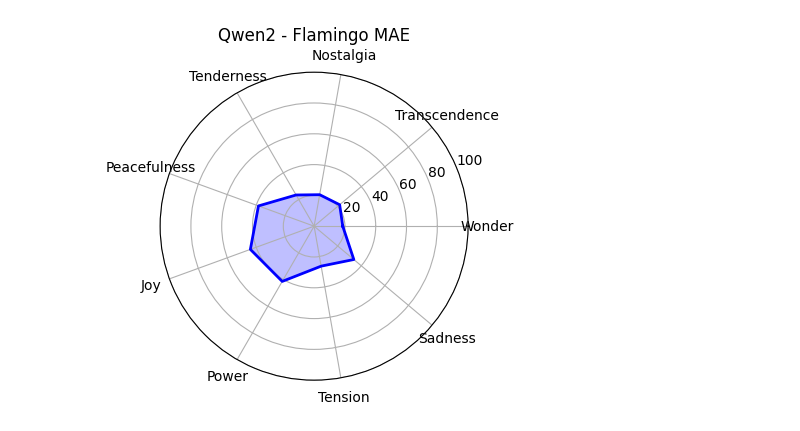
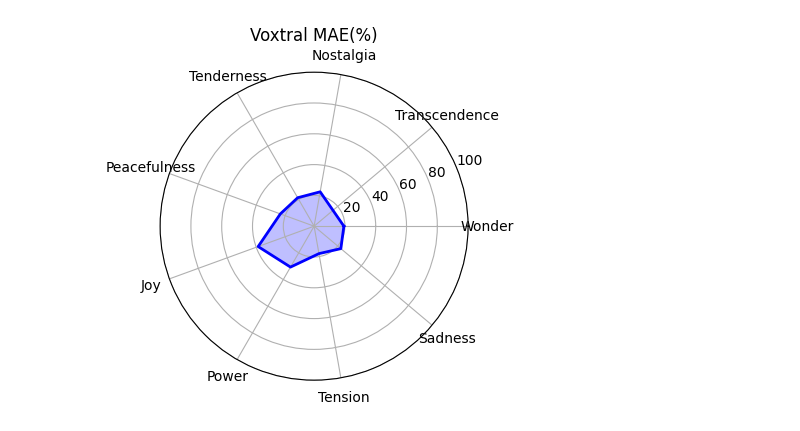
Before and after one commit to Squidez/MJF-GEMS-Annotations, a Jupyter notebook: result_analysis.ipynb, the cells around one changed output. Saved outputs shown, nothing was run; the diff lists cells and outputs as text; code cells hidden in the pictures.

```diff
--- a/result_analysis.ipynb
+++ b/result_analysis.ipynb
@@ -4,9 +4,11 @@ import numpy as np
 import matplotlib.pyplot as plt
 # %%
 emma_df = pd.read_csv('test_30.csv')
-qwen_df = pd.read_csv('qwen_results_parsed.csv',
+qwen_df = pd.read_csv('qwen_results_v2.csv',
                       na_values='None')
-flamingo_df = pd.read_csv('flamingo_results_parsed.csv')
+flamingo_df = pd.read_csv('flamingo_results_v2.csv')
+voxtral_df = pd.read_csv('voxtral_results_v2.csv',
+                      na_values='None')
 # %%
 emotions_col = ['Wonder', 'Transcendence', 'Nostalgia',
                 'Tenderness', 'Peacefulness', 'Joy',
@@ -20,6 +22,7 @@ for emo in emotions_col:
     predicted = flamingo_df[emo]
 
     mae = np.mean(np.abs(actual - predicted))
+    mae = mae*100/5 # Mae en % pour comparaison
     flam_emma.append(float(mae))
 
 flam_emma
@@ -43,6 +46,7 @@ for emo in emotions_col:
     predicted = qwen_df.loc[mask, emo]
 
     mae = np.mean(np.abs(actual - predicted))
+    mae = mae*100/5 # Mae en % pour comparaison
     qwen_emma.append(float(mae))
 
 qwen_emma
@@ -58,0 +63,14 @@ qwen_emma
+# %%
+voxtral_emma = []
+
+for emo in emotions_col:
+
+    mask = voxtral_df[emo].notna()
+    actual = emma_df.loc[mask, emo]
+    predicted = voxtral_df.loc[mask, emo]
+
+    mae = np.mean(np.abs(actual - predicted))
+    mae = mae*100/5 # Mae en % pour comparaison
+    voxtral_emma.append(float(mae))
+
+voxtral_emma
@@ -154,36 +172,36 @@ plt.show()
 # %%
 # data
 labels = emotions_col
-values = qwen_flamm
+values = voxtral_emma
 
 # Number of variables
 num_vars = len(labels)
 
 # Compute angle of each axis in the plot (in radians)
 angles = np.linspace(0, 2 * np.pi, num_vars, endpoint=False).tolist()
 
 # The plot is circular, so we need to "complete the loop"
 values += values[:1]
 angles += angles[:1]
 
 # Create the figure
 fig, ax = plt.subplots(figsize=(4, 4), subplot_kw=dict(polar=True))
 
 # Draw the outline of the radar chart
 ax.plot(angles, values, color='blue', linewidth=2, linestyle='solid')
 ax.fill(angles, values, color='blue', alpha=0.25)
 
 # Set the labels for each axis
 ax.set_xticks(angles[:-1])
 ax.set_xticklabels(labels)
 
 # Optional: set the range for radial axis
 ax.set_ylim(0, 100)
 
 # Add a title
-ax.set_title("Qwen2 - Flamingo MAE", size=12, position=(0.5, 1.1))
+ax.set_title("Voxtral MAE(%)", size=12, position=(0.5, 1.1))
 
 # Show the plot
 plt.show()
 # %% [output]
-[figure, old version]
+[figure, new version]
```
Also changed, not shown: parts of 6 cells of this notebook, 7 other files.
